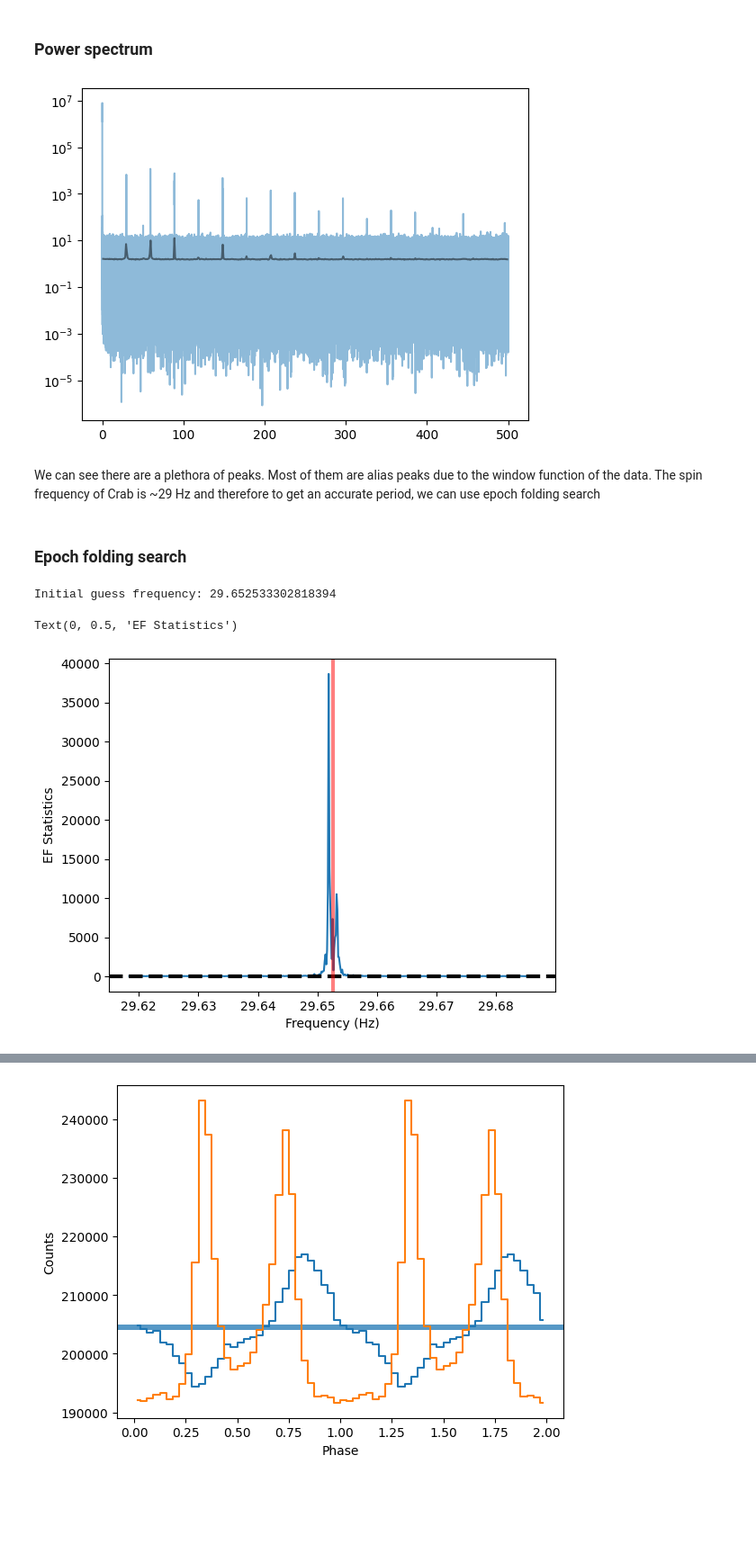
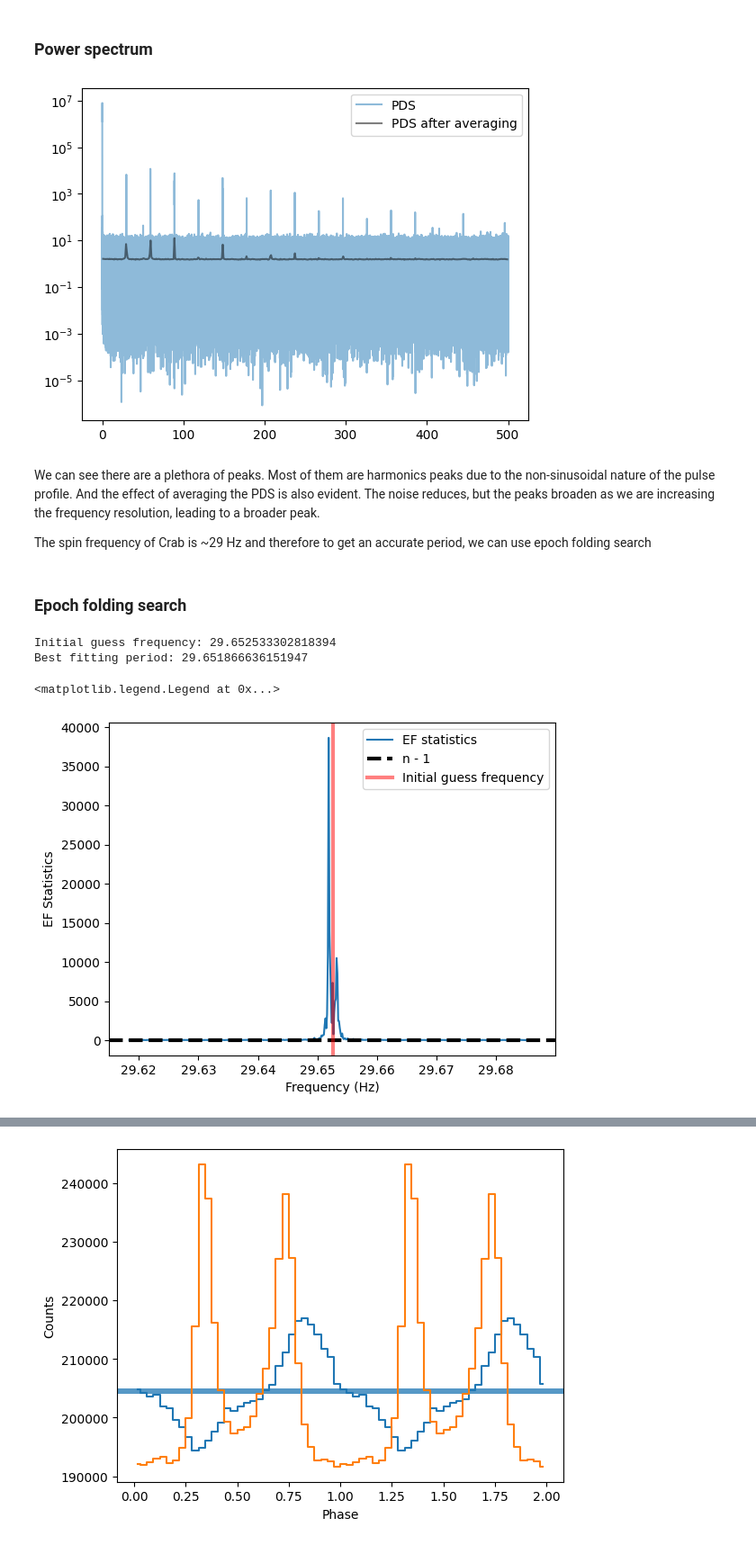
Before and after one commit to StingraySoftware/notebooks, a Jupyter notebook: LAXPC analysis/laxpc_analysis.ipynb, the cells around one changed output, grey strips where cells are left out. Shown at 90% size. Saved outputs shown, nothing was run; the diff lists cells and outputs as text; code cells hidden in the pictures; blank space fills up the shorter version.

Commit message:
Added the link to the Zenodo repo of the data
Changed alias--> harmonic

```diff
--- a/LAXPC analysis/laxpc_analysis.ipynb
+++ b/LAXPC analysis/laxpc_analysis.ipynb
@@ -140,40 +146,48 @@ Since the source we are analysing is a pulsar, we can search for pulsations. Her
 avg_pds = AveragedPowerspectrum.from_events(unit2, dt = 0.001, segment_size=1.024, gti=merged_gti, norm="leahy")
 pds =  Powerspectrum.from_events(unit2, dt = 0.001,  gti=merged_gti, norm="leahy")
 # %%
-plt.plot(pds.freq, pds.power, alpha=0.5, c='C0')
-plt.plot(avg_pds.freq, avg_pds.power, alpha=0.5, c='k')
+plt.plot(pds.freq, pds.power, alpha=0.5, c='C0', label='PDS')
+plt.plot(avg_pds.freq, avg_pds.power, alpha=0.5, c='k', label='PDS after averaging')
+plt.legend()
 plt.yscale('log')
 # %% [output]
-[figure, old version]
+[figure, new version]
 # %% [markdown]
-We can see there are a plethora of peaks. Most of them are alias peaks due to the window function of the data.
+We can see there are a plethora of peaks. Most of them are harmonics peaks due to the non-sinusoidal nature of the pulse profile. And the effect of averaging the PDS is also evident. The noise reduces, but the peaks broaden as we are increasing the frequency resolution, leading to a broader peak.
+
 The spin frequency of Crab is ~29 Hz and therefore to get an accurate period, we can use epoch folding search
 # %% [markdown]
 ### Epoch folding search
 # %%
 # To determine the guess period, lets take the central frequency of the peak in the PDS
 
 short_freq_indices = np.where((pds.freq>25) & (pds.freq<35))
 
 initial_guess_freq = pds.freq[short_freq_indices][np.argmax(pds.power[short_freq_indices])]
 print ("Initial guess frequency:", initial_guess_freq)
 
+
+# We search a grid of frequencies around the guess frequency.
 df_min = 2e-3
 oversampling=15
 df = df_min / oversampling
 n_freq = 256
 frequencies = np.arange(initial_guess_freq - n_freq * df, initial_guess_freq + n_freq * df, df)
 nbin = 32
 
 freq, efstat = stp.search.epoch_folding_search(unit2.time, frequencies, nbin=nbin)
 
+best_estimate_freq = freq[np.argmax(efstat)]
+print (f"Best fitting period: {best_estimate_freq}")
 plt.plot(freq, efstat, label='EF statistics')
 plt.axhline(nbin - 1, ls='--', lw=3, color='k', label='n - 1')
 plt.axvline(initial_guess_freq, lw=3, alpha=0.5, color='r', label='Initial guess frequency')
 plt.xlabel('Frequency (Hz)')
 plt.ylabel('EF Statistics')
+plt.legend()
 # %% [output]
 Initial guess frequency: 29.652533302818394
+Best fitting period: 29.651866636151947
-Text(0, 0.5, 'EF Statistics')
+<matplotlib.legend.Legend at 0x...>
-[figure, old version]
+[figure, new version]
 # %% [markdown]
```
Also changed, not shown: parts of 7 cells of this notebook.
